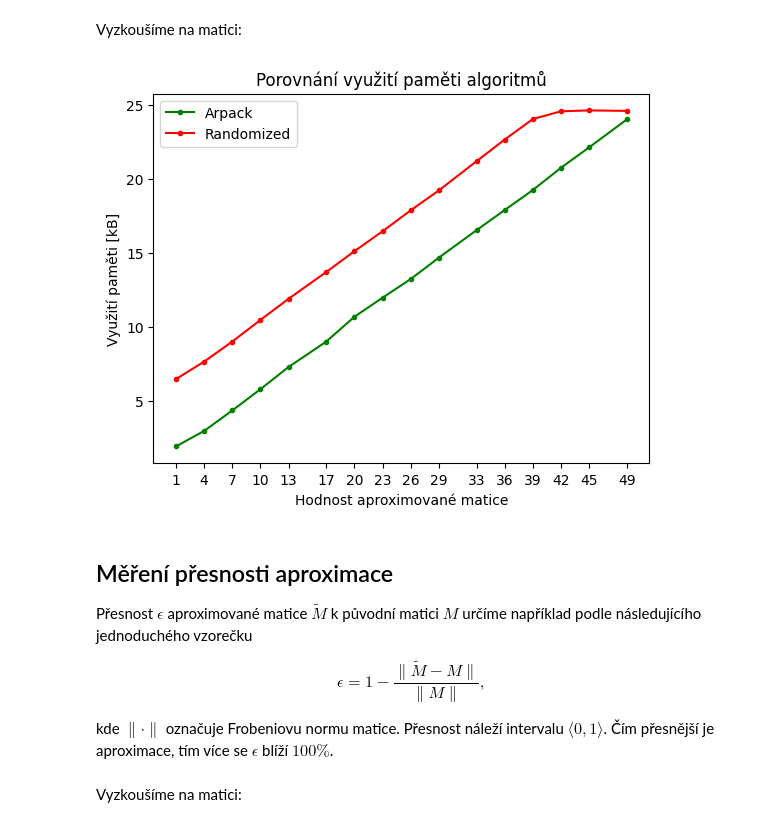
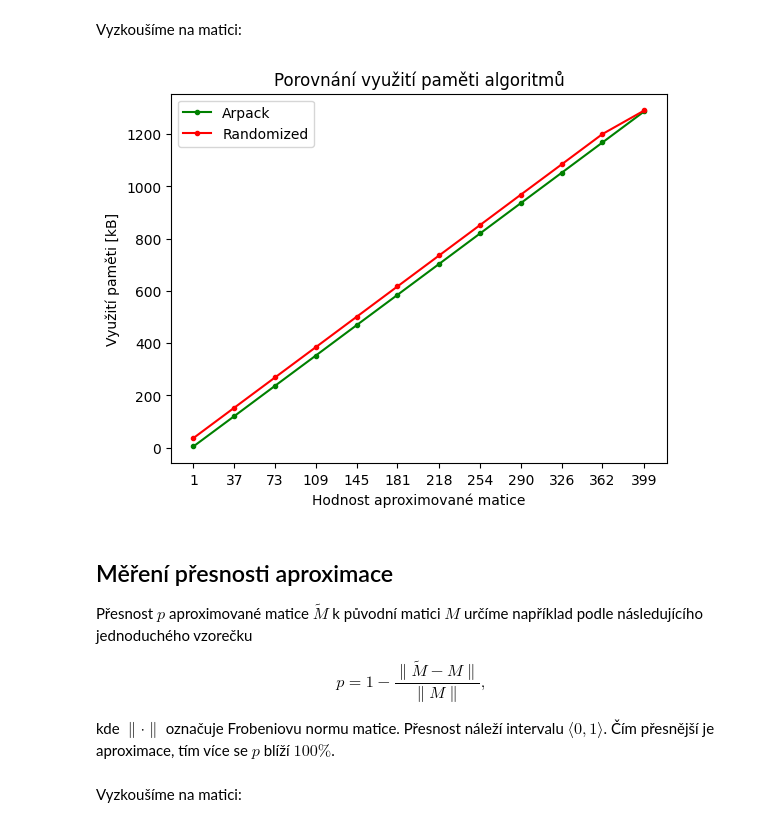
Before and after one commit to OndrejKucera77/numlingebra2, a Jupyter notebook: kod.ipynb, the cells around one changed output. Cells and saved outputs as stored; diff of their text form; code cells hidden in the pictures.

```diff
--- a/kod.ipynb
+++ b/kod.ipynb
@@ -14,8 +14,8 @@ import time, tracemalloc
 Načteme matice, se kterými budeme pracovat:
 # %%
 from scipy.linalg import lu
-m = 56
-n = 50
+m = 400
+n = 400
 Md = np.random.rand(m, n)
 _, L, U = lu(Md)
 Md = U @ L.T
@@ -57,7 +42,10 @@ def measure_time(M, r):
 # %% [markdown]
 Dále vytvoříme funkci na vykreslení získaných hodnot:
 # %%
-def show_graph(ax, x, y_arp, y_ran, title, ylabel):
+def show_graph(x, y_arp, y_ran, title, ylabel, ax=None):
+    if ax == None:
+        fig, ax = plt.subplots()
+
     ax.set_title(title)
     ax.set_xlabel("Hodnost aproximované matice")
     ax.set_ylabel(ylabel)
@@ -68,8 +56,10 @@ def show_graph(ax, x, y_arp, y_ran, title, ylabel):
 # %% [markdown]
 Vyzkoušíme na matici:
 # %%
-x, y_arp, y_ran = measure_time(M, 16)
-fig, ax = plt.subplots()
-show_graph(ax, x, y_arp, y_ran, "Porovnání rychlosti algoritmů", "Rychlost [s]")
+n_min = min(M.shape)
+x = np.linspace(1, n_min-1, 12, dtype=int)
+
+y_arp_t, y_ran_t = measure_time(M, x)
+show_graph(x, y_arp_t, y_ran_t, "Porovnání rychlosti algoritmů", "Délka výpočtu t [s]")
 plt.show()
 # %% [output]
@@ -78,11 +68,9 @@ plt.show()
 ## Měření paměti
 Pro měření využití paměti jsem využil knihovnu tracemalloc, která dokáže nejlépe změřit množství alokované paměti. Jako dříve je měření provedeno několikrát pro různé hodnosti matice.
 # %%
-def measure_memory(M, r):
-    n_min = min(M.shape)
-    x = np.linspace(1, n_min-1, r, dtype=int)
-    y_arp = np.zeros(r)
-    y_ran = np.zeros(r)
+def measure_memory(M, x):
+    y_arp = np.zeros_like(x, dtype=float)
+    y_ran = np.zeros_like(x, dtype=float)
     repeat_times = 3
     svds = []
     tracemalloc.start()
@@ -105,25 +93,24 @@ def measure_memory(M, r):
     y_ran /= repeat_times
     tracemalloc.stop()
 
-    return x, y_arp, y_ran
+    return y_arp, y_ran
 # %% [markdown]
 Vyzkoušíme na matici:
 # %%
-x, y_arp, y_ran = measure_memory(M, 16)
-fig, ax = plt.subplots()
-show_graph(ax, x, y_arp/1000, y_ran/1000, "Porovnání využití paměti algoritmů", "Využití paměti [kB]")
+y_arp_m, y_ran_m = measure_memory(M, x)
+show_graph(x, y_arp_m/1000, y_ran_m/1000, "Porovnání využití paměti algoritmů", "Využití paměti [kB]")
 plt.show()
 # %% [output]
-[figure, old version]
+[figure, new version]
 # %% [markdown]
 ## Měření přesnosti aproximace
-Přesnost $\epsilon$ aproximované matice $\tilde{M}$ k původní matici $M$ určíme například podle následujícího jednoduchého vzorečku
+Přesnost $p$ aproximované matice $\tilde{M}$ k původní matici $M$ určíme například podle následujícího jednoduchého vzorečku
 
 $$
 \begin{equation}
-\epsilon = 1 - \frac{\| \tilde{M} - M \|}{\| M \|},
+p = 1 - \frac{\| \tilde{M} - M \|}{\| M \|},
 \end{equation}
 $$
 
-kde $\| \cdot \|$ označuje Frobeniovu normu matice. Přesnost náleží intervalu $\langle 0, 1 \rangle$. Čím přesnější je aproximace, tím více se $\epsilon$ blíží $100 \%$.
+kde $\| \cdot \|$ označuje Frobeniovu normu matice. Přesnost náleží intervalu $\langle 0, 1 \rangle$. Čím přesnější je aproximace, tím více se $p$ blíží $100 \%$.
 # %%
```
Also changed, not shown: parts of 8 cells of this notebook.
